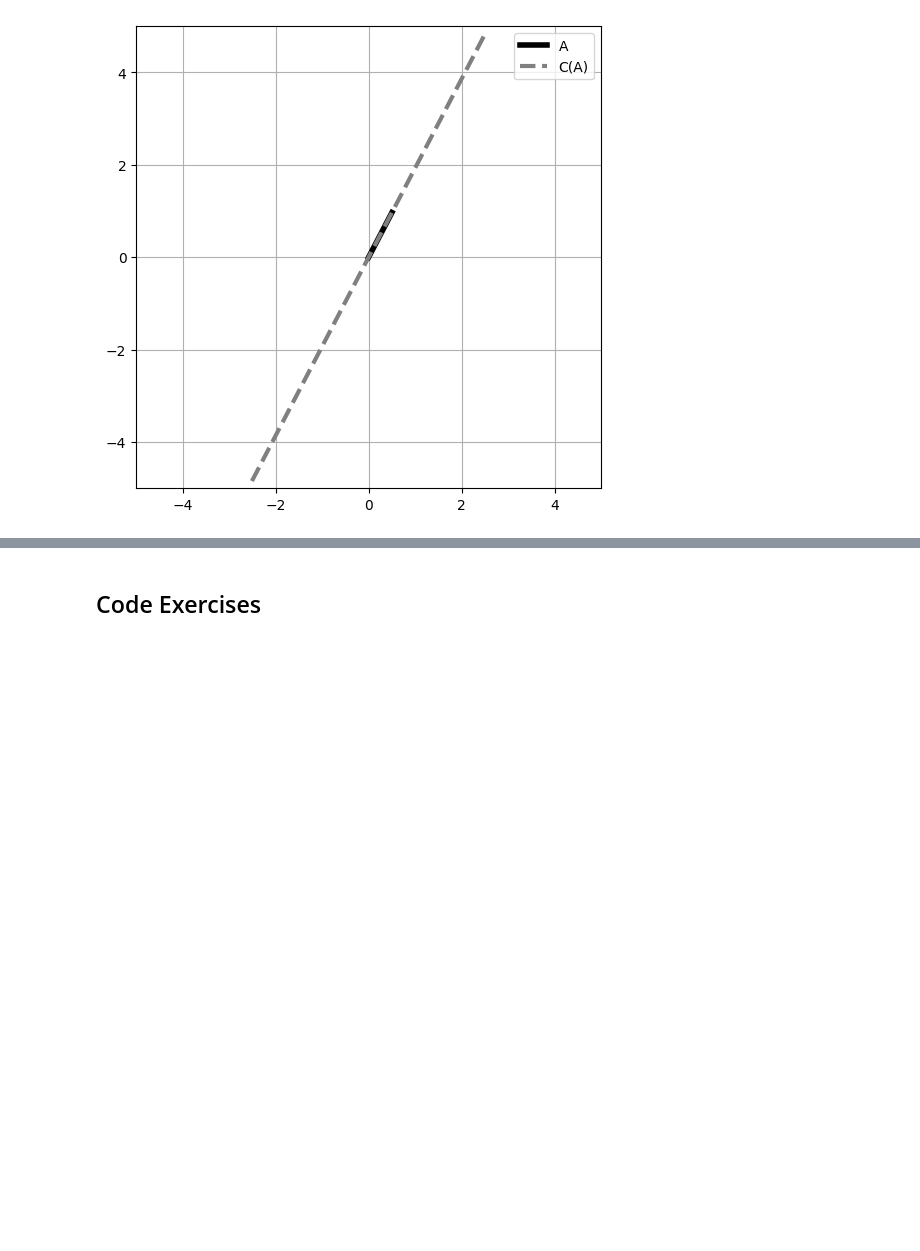
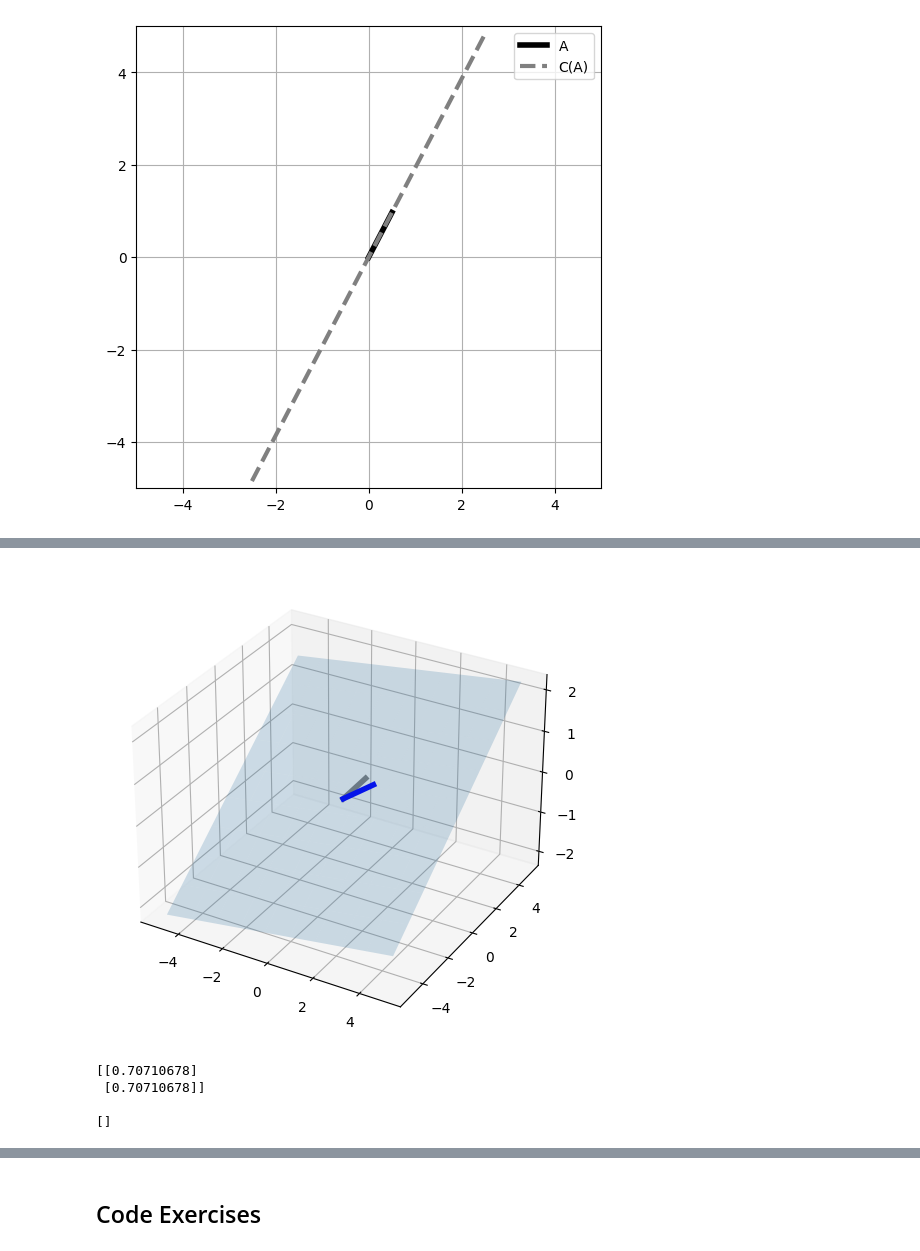
Before and after one commit to MiesnerJacob/practical-linear-algebra-for-data-science, a Jupyter notebook: 06-matrices-pt2.ipynb, the cells around one changed output, grey strips where cells are left out. Drawn from its saved outputs; the diff is of its cells as text; code cells hidden in the pictures; blank space fills up the shorter version.

```diff
--- a/06-matrices-pt2.ipynb
+++ b/06-matrices-pt2.ipynb
@@ -140,0 +116,33 @@ NameError: name 'A1' is not defined
+# %%
+# Column Spaces (3D)
+
+matrix_a = np.random.rand(3, 2)
+
+ax = plt.figure(figsize=(6, 6)).add_subplot(111, projection='3d')
+
+# Plot the plane
+xx, yy = np.meshgrid(np.linspace(-5, 5, 10),np.linspace(-5, 5, 10))
+cp = np.cross(matrix_a[:,0], matrix_a[:,1])
+z1 = (-cp[0] * xx - cp[1] * yy) / cp[2]
+ax.plot_surface(xx, yy, z1, alpha=.2)
+
+# Plot the vectors
+ax.plot([0, matrix_a[0, 0]],[0, matrix_a[1, 0]],[0, matrix_a[2, 0]], color=color[0], linewidth=4)
+ax.plot([0, matrix_a[0, 1]],[0, matrix_a[1, 1]],[0, matrix_a[2, 1]], color=color[1], linewidth=4)
+
+plt.show()
+# %% [output]
+[figure, added]
+# %%
+# Null Spaces
+
+matrix_a = np.array([ [1,-1],[-2,2] ])
+matrix_b = np.array([ [1,-1],[-2,3] ])
+
+print(scipy.linalg.null_space(matrix_a), "\n")
+print(scipy.linalg.null_space(matrix_b))
+# %% [output]
+[[0.70710678]
+ [0.70710678]]
+
+[]
```
Also changed, not shown: parts of 18 cells of this notebook.
